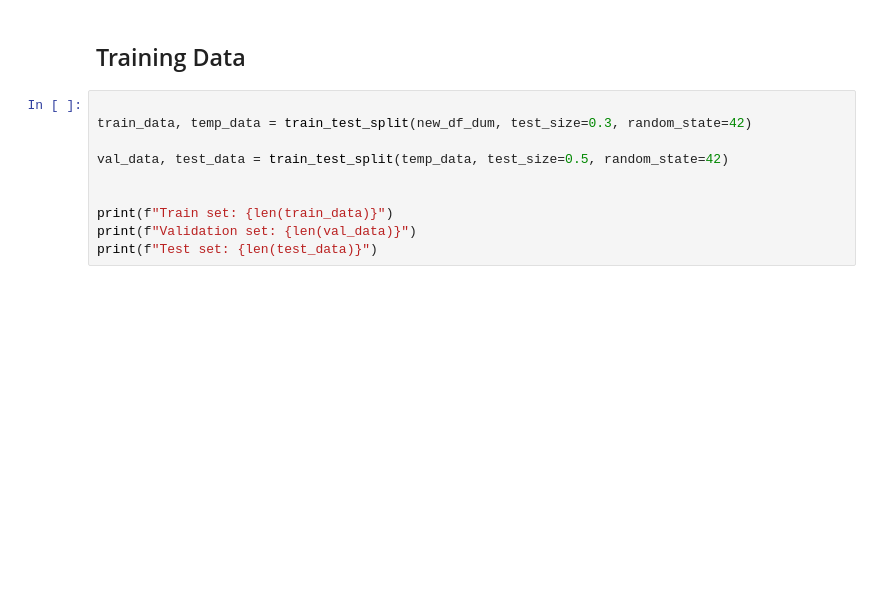
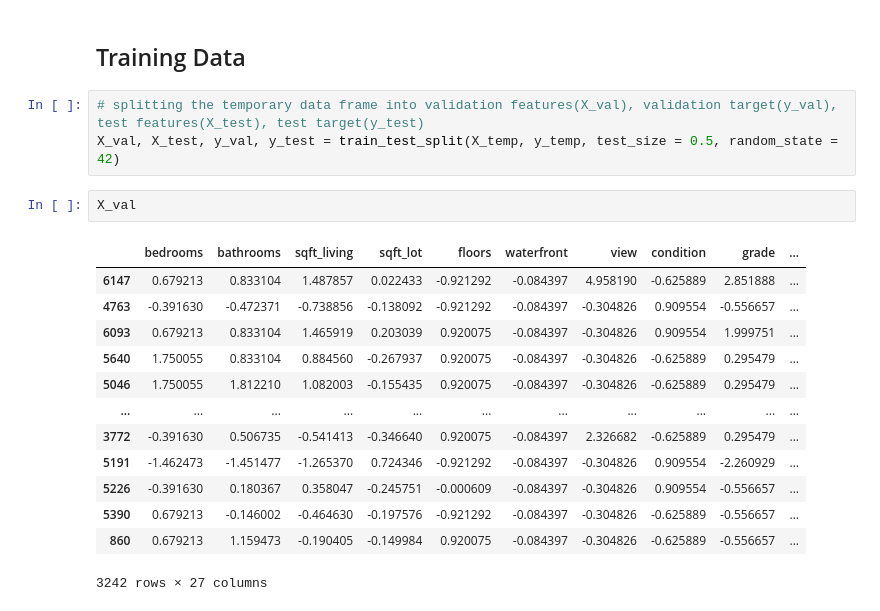
Before and after one commit to Alhusuly10/Regression-problem, a Jupyter notebook: House Sales in King County, USA.ipynb, the cells around one changed output. Cells and saved outputs as stored; diff of their text form; blank space fills up the shorter version.

```diff
--- a/House Sales in King County, USA.ipynb
+++ b/House Sales in King County, USA.ipynb
@@ -501,12 +547,21 @@ target
 # %% [markdown]
 ## Training Data
-# %%
-
-train_data, temp_data = train_test_split(new_df_dum, test_size=0.3, random_state=42)
-
-val_data, test_data = train_test_split(temp_data, test_size=0.5, random_state=42)
-
-
-print(f"Train set: {len(train_data)}")
-print(f"Validation set: {len(val_data)}")
-print(f"Test set: {len(test_data)}")
+# %%
+# splitting the temporary data frame into validation features(X_val), validation target(y_val), test features(X_test), test target(y_test)
+X_val, X_test, y_val, y_test = train_test_split(X_temp, y_temp, test_size = 0.5, random_state = 42)
+# %%
+X_val
+# %% [output]
+|  | bedrooms | bathrooms | sqft_living | sqft_lot | floors | waterfront | view | condition | grade | ... |
+| 6147 | 0.679213 | 0.833104 | 1.487857 | 0.022433 | -0.921292 | -0.084397 | 4.958190 | -0.625889 | 2.851888 | ... |
+| 4763 | -0.391630 | -0.472371 | -0.738856 | -0.138092 | -0.921292 | -0.084397 | -0.304826 | 0.909554 | -0.556657 | ... |
+| 6093 | 0.679213 | 0.833104 | 1.465919 | 0.203039 | 0.920075 | -0.084397 | -0.304826 | 0.909554 | 1.999751 | ... |
+| 5640 | 1.750055 | 0.833104 | 0.884560 | -0.267937 | 0.920075 | -0.084397 | -0.304826 | -0.625889 | 0.295479 | ... |
+| 5046 | 1.750055 | 1.812210 | 1.082003 | -0.155435 | 0.920075 | -0.084397 | -0.304826 | -0.625889 | 0.295479 | ... |
+| ... | ... | ... | ... | ... | ... | ... | ... | ... | ... | ... |
+| 3772 | -0.391630 | 0.506735 | -0.541413 | -0.346640 | 0.920075 | -0.084397 | 2.326682 | -0.625889 | 0.295479 | ... |
+| 5191 | -1.462473 | -1.451477 | -1.265370 | 0.724346 | -0.921292 | -0.084397 | -0.304826 | 0.909554 | -2.260929 | ... |
+| 5226 | -0.391630 | 0.180367 | 0.358047 | -0.245751 | -0.000609 | -0.084397 | -0.304826 | 0.909554 | -0.556657 | ... |
+| 5390 | 0.679213 | -0.146002 | -0.464630 | -0.197576 | -0.921292 | -0.084397 | -0.304826 | -0.625889 | -0.556657 | ... |
+| 860 | 0.679213 | 1.159473 | -0.190405 | -0.149984 | 0.920075 | -0.084397 | -0.304826 | -0.625889 | -0.556657 | ... |
+3242 rows × 27 columns
```
Also changed, not shown: parts of 26 cells of this notebook, 1 other file.
